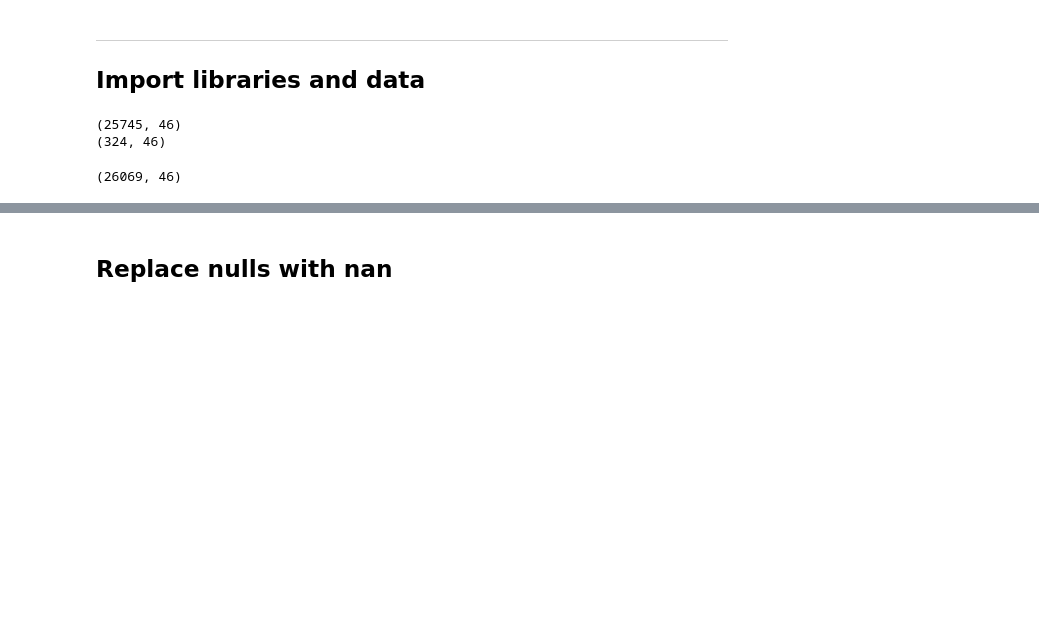
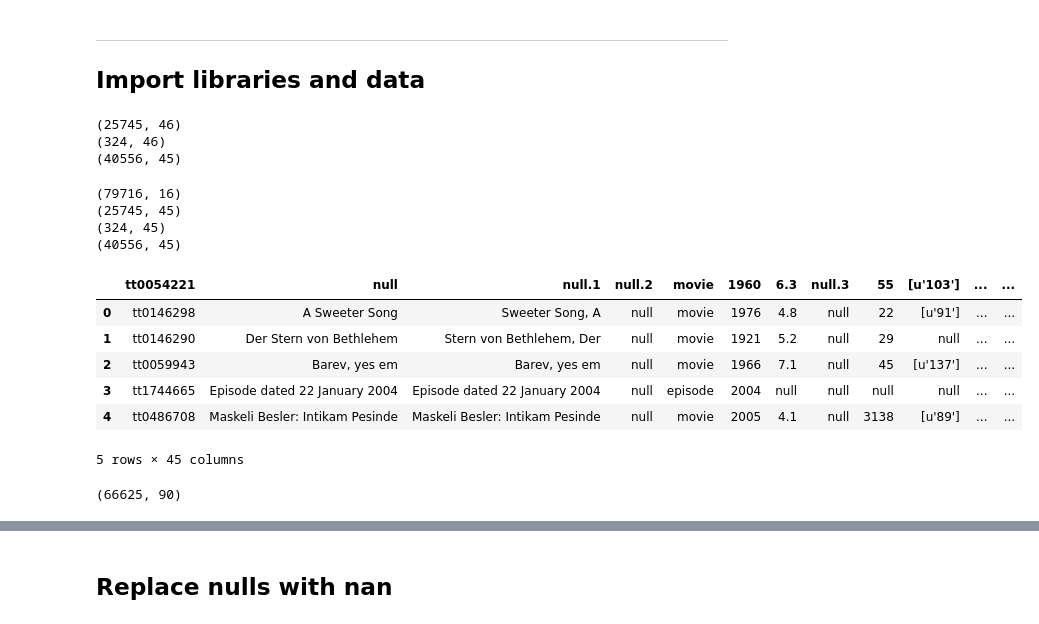
Before and after one commit to cocochrane/CS109B_FinalProject, a Jupyter notebook: IMDB Data cleaning and processing.ipynb, the cells around one changed output, grey strips where cells are left out. Drawn from its saved outputs; the diff is of its cells as text; code cells hidden in the pictures; blank space fills up the shorter version.

```diff
--- a/IMDB Data cleaning and processing.ipynb
+++ b/IMDB Data cleaning and processing.ipynb
@@ -16,8 +16,11 @@ import numpy as np
 # %%
 imdb_data_1 = pd.read_csv("imdb_full_dataset_0_35999.csv")
 imdb_data_2 = pd.read_csv("imdb_full_dataset_36000_36599.csv")
+imdb_data_3 = pd.read_csv("all-results.tsv", sep='\t')
 print(imdb_data_1.shape)
 print(imdb_data_2.shape)
+print(imdb_data_3.shape)
 # %% [output]
 (25745, 46)
 (324, 46)
+(40556, 45)
@@ -24,6 +32,27 @@ print(imdb_data_2.shape)
+# %%
+print(tmdb_data.shape)
+#tmdb_data.head()
+print(imdb_data_1.shape)
+print(imdb_data_2.shape)
+print(imdb_data_3.shape)
+# %% [output]
+(79716, 16)
+(25745, 45)
+(324, 45)
+(40556, 45)
+# %%
+imdb_data_3.head()
+# %% [output]
+|  | tt0054221 | null | null.1 | null.2 | movie | 1960 | 6.3 | null.3 | 55 | [u'103'] | ... | ... |
+| 0 | tt0146298 | A Sweeter Song | Sweeter Song, A | null | movie | 1976 | 4.8 | null | 22 | [u'91'] | ... | ... |
+| 1 | tt0146290 | Der Stern von Bethlehem | Stern von Bethlehem, Der | null | movie | 1921 | 5.2 | null | 29 | null | ... | ... |
+| 2 | tt0059943 | Barev, yes em | Barev, yes em | null | movie | 1966 | 7.1 | null | 45 | [u'137'] | ... | ... |
+| 3 | tt1744665 | Episode dated 22 January 2004 | Episode dated 22 January 2004 | null | episode | 2004 | null | null | null | null | ... | ... |
+| 4 | tt0486708 | Maskeli Besler: Intikam Pesinde | Maskeli Besler: Intikam Pesinde | null | movie | 2005 | 4.1 | null | 3138 | [u'89'] | ... | ... |
+5 rows × 45 columns
 # %%
-frames = [imdb_data_1, imdb_data_2]
-result = pd.concat(frames)
-result.shape
+frames = [imdb_data_1, imdb_data_2, imdb_data_3]
+imdb_data = pd.concat(frames)
+imdb_data.shape
 # %% [output]
-(26069, 46)
+(66625, 90)
```
Also changed, not shown: parts of 29 cells of this notebook.
